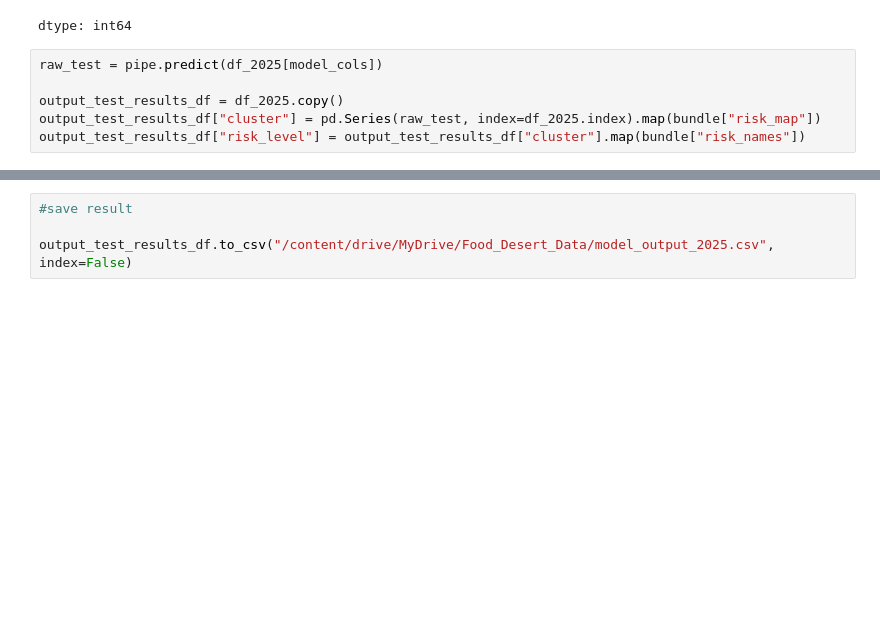
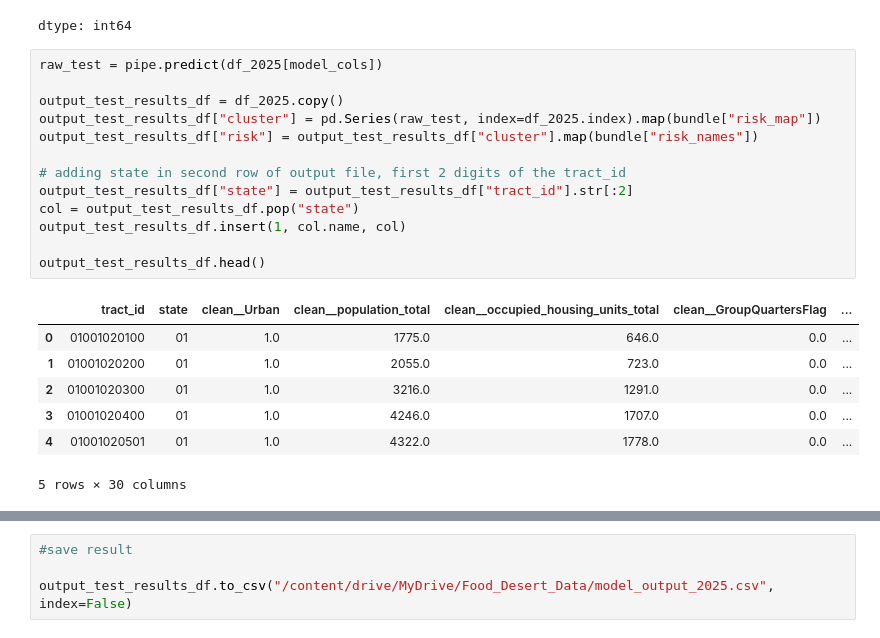
Before and after one commit to mcundins/cse6242-project, a Jupyter notebook: kmeans_modeling/kmeans_food_desert_risk_test.ipynb, the cells around one changed output, grey strips where cells are left out. Drawn from its saved outputs; the diff is of its cells as text; blank space fills up the shorter version.

```diff
--- a/kmeans_modeling/kmeans_food_desert_risk_test.ipynb
+++ b/kmeans_modeling/kmeans_food_desert_risk_test.ipynb
@@ -62,7 +62,22 @@ dtype: int64
 # %%
 raw_test = pipe.predict(df_2025[model_cols])
 
 output_test_results_df = df_2025.copy()
 output_test_results_df["cluster"] = pd.Series(raw_test, index=df_2025.index).map(bundle["risk_map"])
-output_test_results_df["risk_level"] = output_test_results_df["cluster"].map(bundle["risk_names"])
+output_test_results_df["risk"] = output_test_results_df["cluster"].map(bundle["risk_names"])
+
+# adding state in second row of output file, first 2 digits of the tract_id
+output_test_results_df["state"] = output_test_results_df["tract_id"].str[:2]
+col = output_test_results_df.pop("state")
+output_test_results_df.insert(1, col.name, col)
+
+output_test_results_df.head()
+# %% [output]
+|  | tract_id | state | clean__Urban | clean__population_total | clean__occupied_housing_units_total | clean__GroupQuartersFlag | ... |
+| 0 | 01001020100 | 01 | 1.0 | 1775.0 | 646.0 | 0.0 | ... |
+| 1 | 01001020200 | 01 | 1.0 | 2055.0 | 723.0 | 0.0 | ... |
+| 2 | 01001020300 | 01 | 1.0 | 3216.0 | 1291.0 | 0.0 | ... |
+| 3 | 01001020400 | 01 | 1.0 | 4246.0 | 1707.0 | 0.0 | ... |
+| 4 | 01001020501 | 01 | 1.0 | 4322.0 | 1778.0 | 0.0 | ... |
+5 rows × 30 columns
 # %%
```
Also changed, not shown: parts of 3 cells of this notebook.
